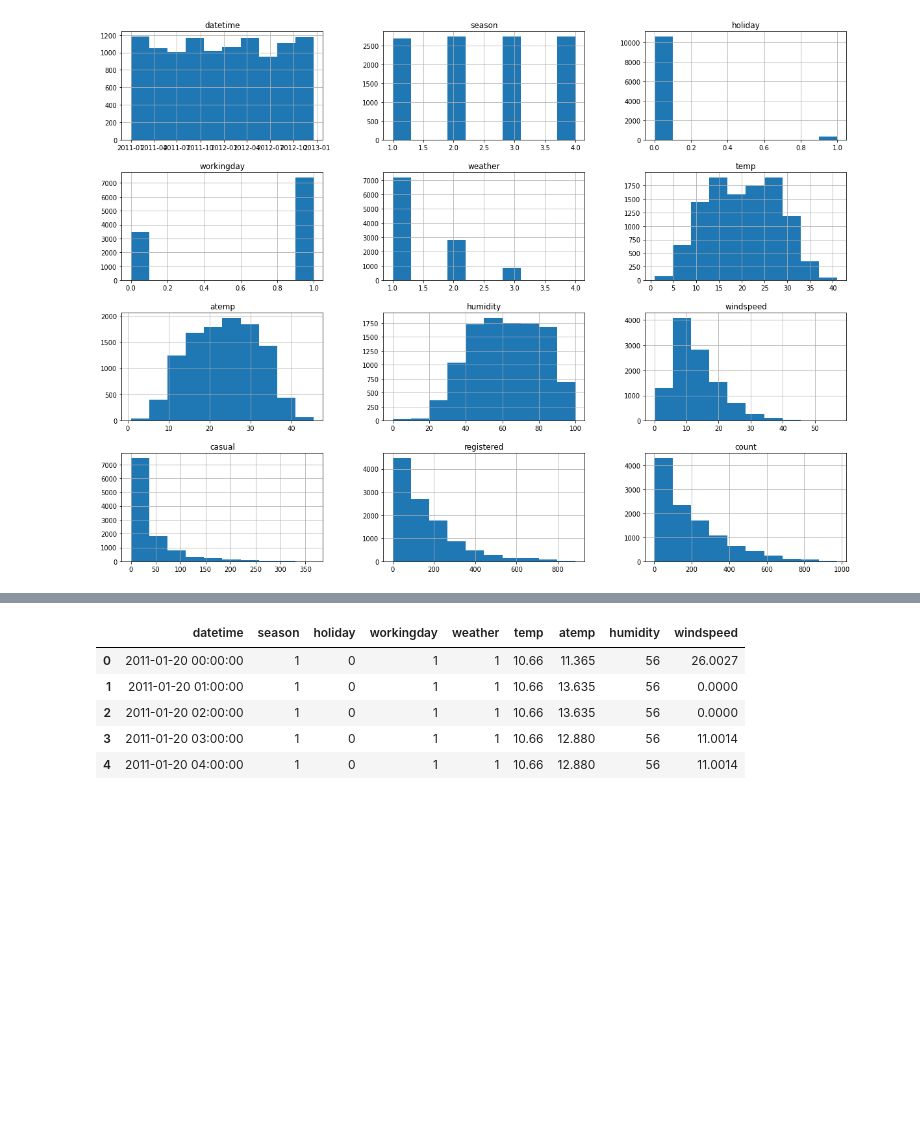
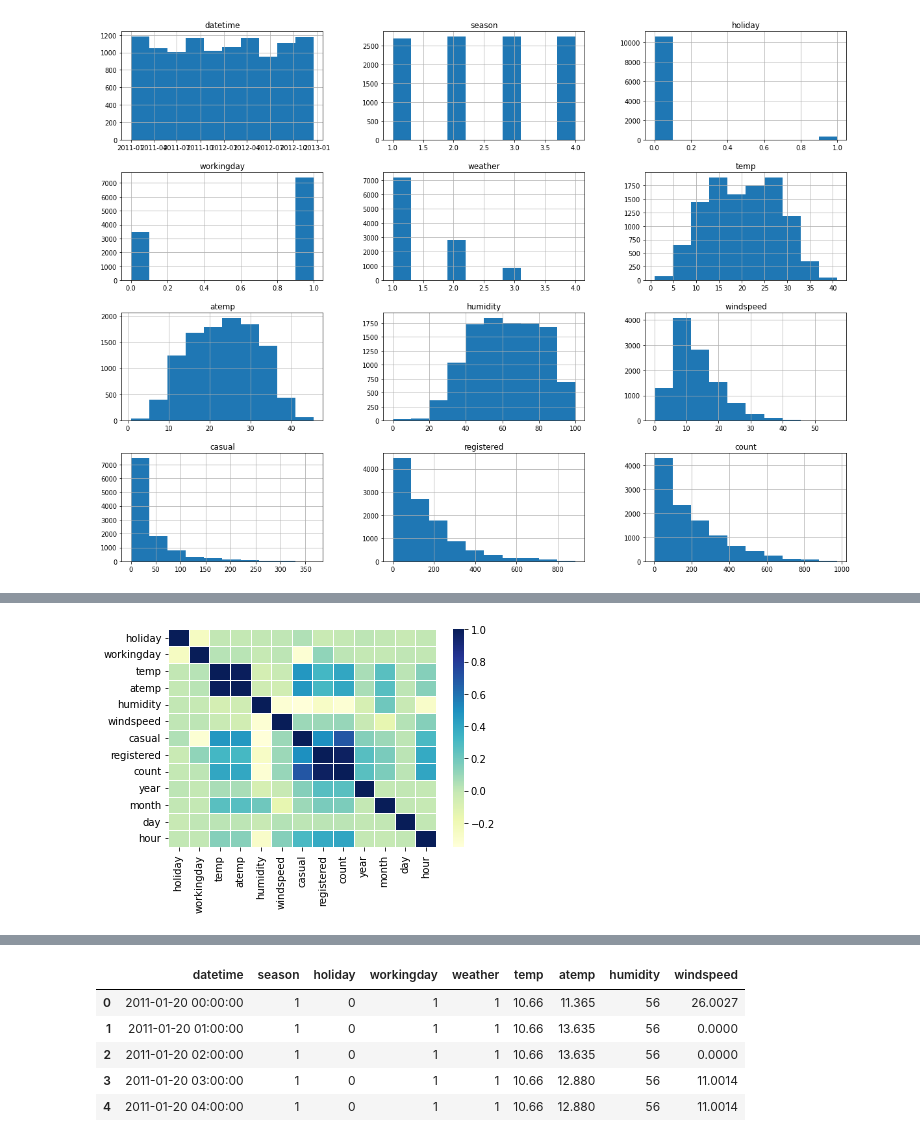
Before and after one commit to gracelynxs/predict-bike-share-udacity-proj, a Jupyter notebook: project.ipynb, the cells around one changed output, grey strips where cells are left out. Cells and saved outputs as stored; diff of their text form; code cells hidden in the pictures; blank space fills up the shorter version.

```diff
--- a/project.ipynb
+++ b/project.ipynb
@@ -58,4 +58,4 @@ array([[<AxesSubplot:title={'center':'datetime'}>,
 [figure]
 # %%
 # Investigate to see if any data are correlated positively or negatively
-train.corr()
+corr = train.corr()
@@ -74,0 +62,10 @@ train.corr()
+# %%
+# heat map
+import matplotlib.pyplot as plt
+import seaborn as sns
+
+train_hm = train.drop('datetime', axis=1)
+ax = sns.heatmap(corr, cmap="YlGnBu",  linewidth=0.5)
+plt.show()
+# %% [output]
+[figure, added]
```
Also changed, not shown: parts of 13 cells of this notebook, 1 other file.
